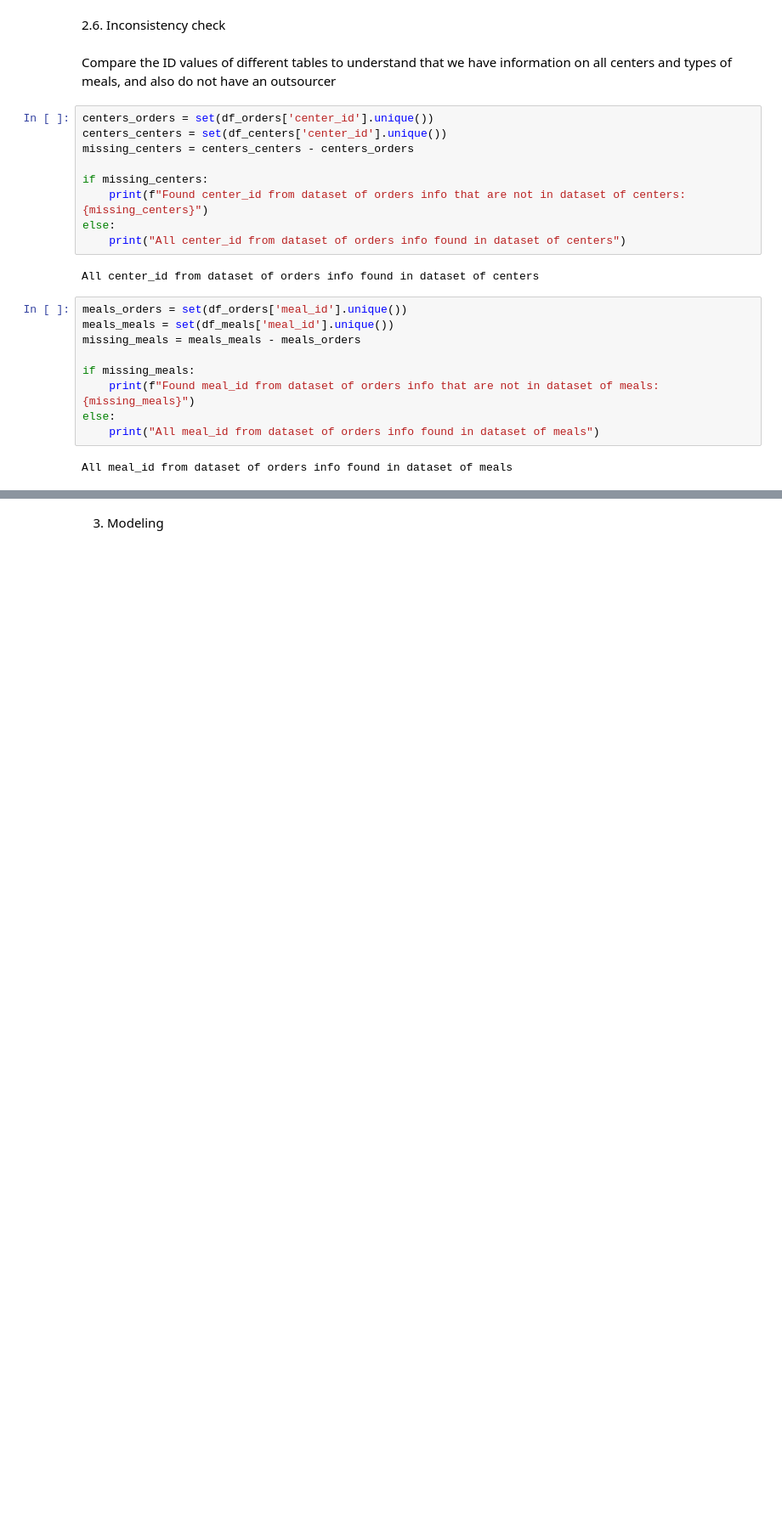
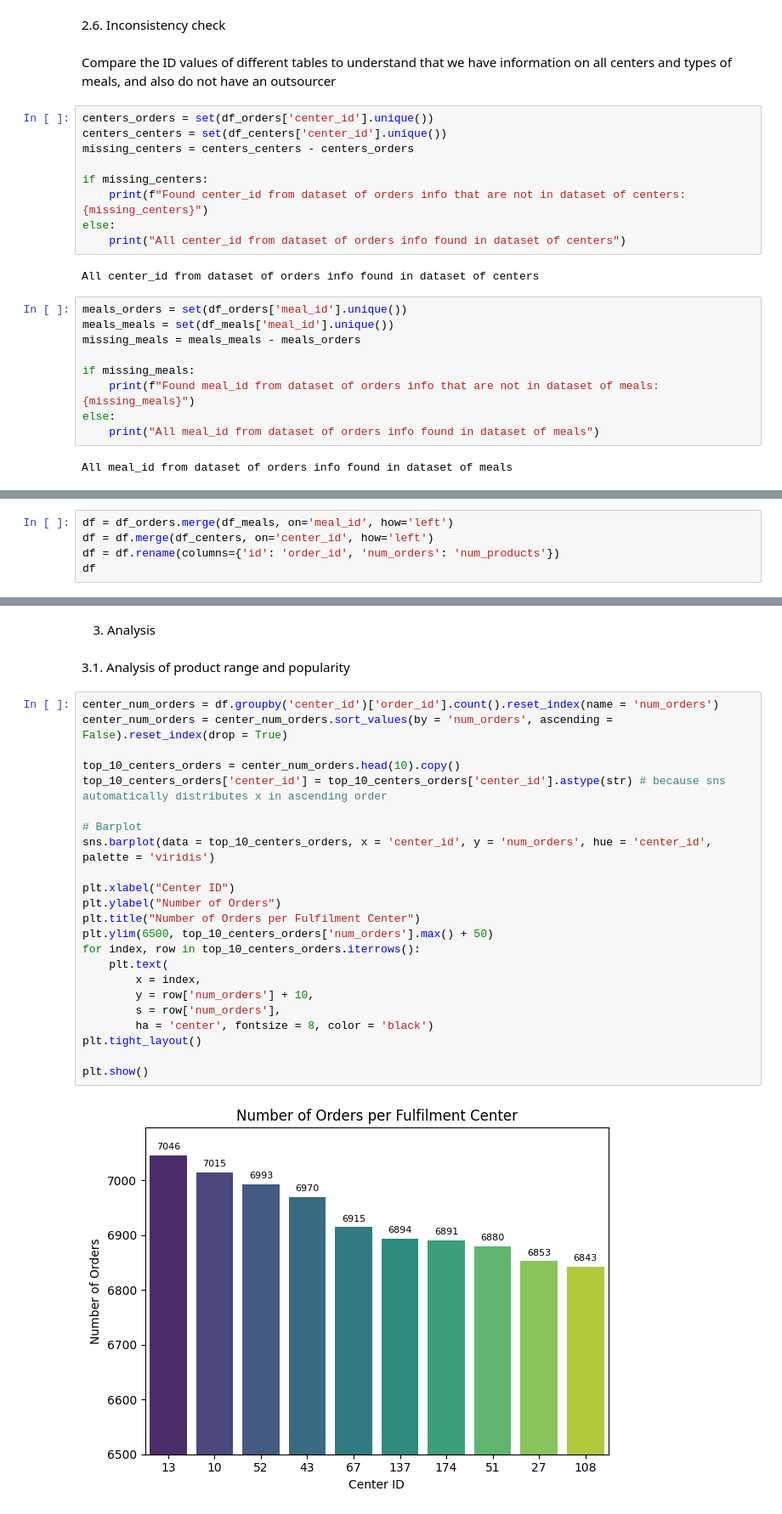
Before and after one commit to AwanRaskall/retail-demand-analysis, a Jupyter notebook: retail-analysis.ipynb, the cells around one changed output, grey strips where cells are left out. Shown: that part at 85% size. Cells and saved outputs as stored; diff of their text form; blank space fills up the shorter version.

Commit message:
First steps in Product and Finance analysis

```diff
--- a/retail-analysis.ipynb
+++ b/retail-analysis.ipynb
@@ -210,0 +213,5 @@ All meal_id from dataset of orders info found in dataset of meals
+# %%
+df = df_orders.merge(df_meals, on='meal_id', how='left')
+df = df.merge(df_centers, on='center_id', how='left')
+df = df.rename(columns={'id': 'order_id', 'num_orders': 'num_products'})
+df
@@ -211,2 +232,29 @@ All meal_id from dataset of orders info found in dataset of meals
 # %% [markdown]
-3. Modeling
+3. Analysis
+# %% [markdown]
+3.1. Analysis of product range and popularity
+# %%
+center_num_orders = df.groupby('center_id')['order_id'].count().reset_index(name = 'num_orders')
+center_num_orders = center_num_orders.sort_values(by = 'num_orders', ascending = False).reset_index(drop = True)
+
+top_10_centers_orders = center_num_orders.head(10).copy()
+top_10_centers_orders['center_id'] = top_10_centers_orders['center_id'].astype(str) # because sns automatically distributes x in ascending order
+
+# Barplot
+sns.barplot(data = top_10_centers_orders, x = 'center_id', y = 'num_orders', hue = 'center_id', palette = 'viridis')
+
+plt.xlabel("Center ID")
+plt.ylabel("Number of Orders")
+plt.title("Number of Orders per Fulfilment Center")
+plt.ylim(6500, top_10_centers_orders['num_orders'].max() + 50)
+for index, row in top_10_centers_orders.iterrows():
+    plt.text(
+        x = index,
+        y = row['num_orders'] + 10,
+        s = row['num_orders'],
+        ha = 'center', fontsize = 8, color = 'black')
+plt.tight_layout()
+
+plt.show()
+# %% [output]
+[figure, added]
```
Also changed, not shown: parts of 8 cells of this notebook.
